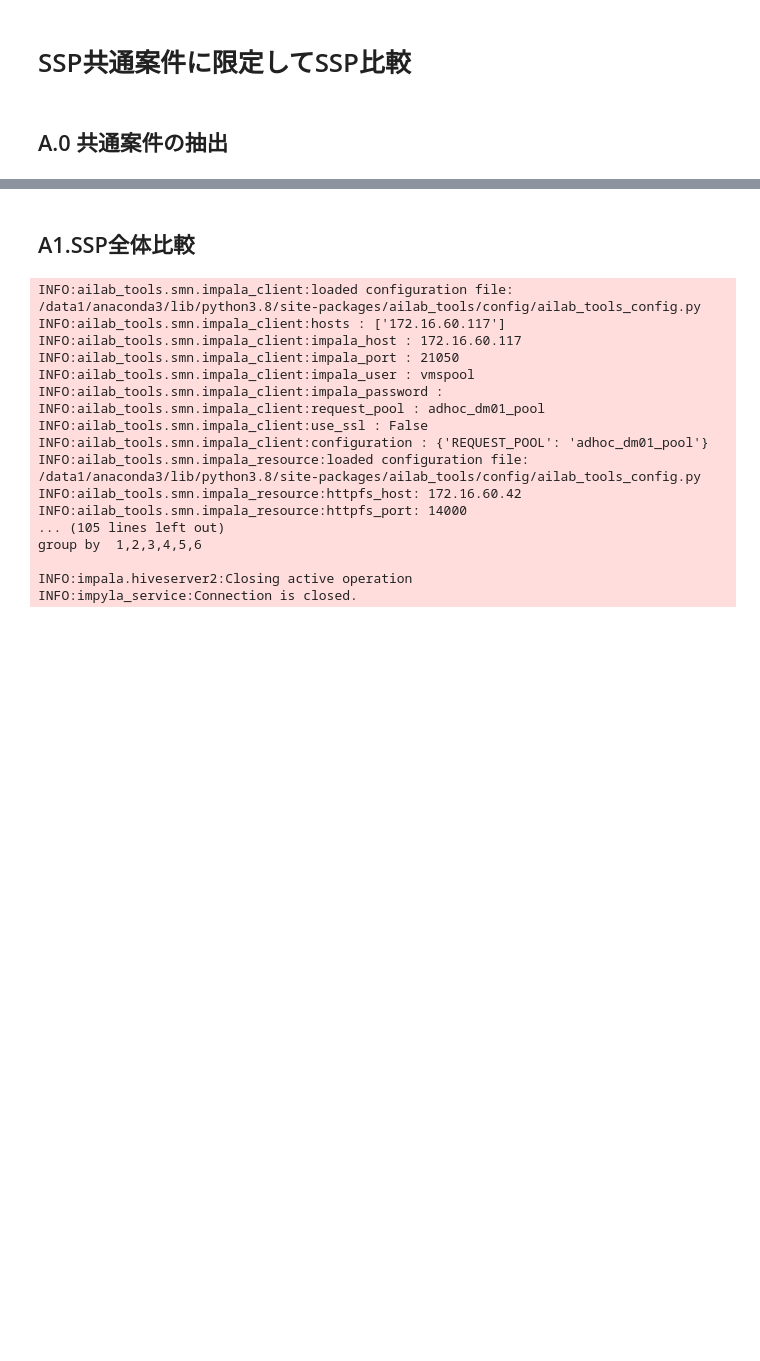
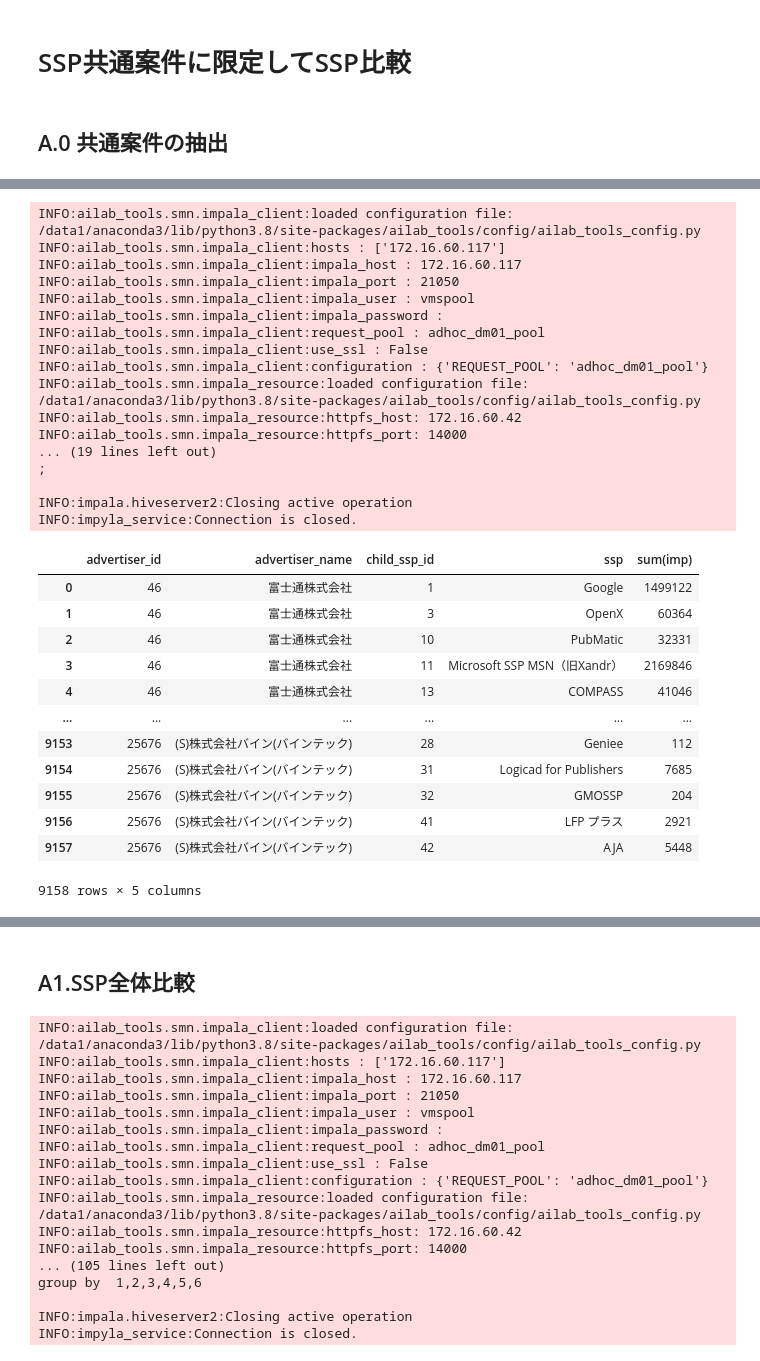
Before and after one commit to smn-ussy/dm_tasks, a Jupyter notebook: regular_tasks/monthly_tasks/MR/no3/MR課_月初_SSP比較データ.ipynb, the cells around one changed output, grey strips where cells are left out. Drawn from its saved outputs; the diff is of its cells as text; code cells hidden in the pictures; blank space fills up the shorter version.

```diff
--- a/regular_tasks/monthly_tasks/MR/no3/MR課_月初_SSP比較データ.ipynb
+++ b/regular_tasks/monthly_tasks/MR/no3/MR課_月初_SSP比較データ.ipynb
@@ -41,3 +38,5 @@ end_at = "2025-03-31"
 # %%
 # 除外リスト（広告主✖️SSP✖️OS(is_app)でCTV1が1000を超えるものを対象）
 exclude_ads_id = "23626,24377,8139,24580,15701,23336,16763,8426,5930"
+# %%
+created_table_name = "dm_tmp.monthly_scheduled_batch_3"
@@ -100,0 +105,62 @@ data_a_0_1.to_csv(file_path, index=False, sep="\t")
+# %%
+# 対象
+os = 'PC'
+is_app = '0'
+creative = 'display'
+# %%
+query = (
+f"""
+select
+    tmp.advertiser_id,
+    tmp.advertiser_name,
+    tmp.child_ssp_id,
+    tmp.ssp,
+    SUM(imp)
+from
+    {created_table_name} tmp
+WHERE
+    tmp.os IN ('{os}')
+    AND tmp.is_app IN ({is_app})
+    AND tmp.creative IN ('{creative}')
+GROUP BY
+    1,2,3,4
+ORDER BY
+    1,2,3,4
+;
+"""
+)
+with ImpalaResource(**ircfg) as ir:
+    df = ir.sql_to_pandas(query)
+
+df
+# %% [output]
+INFO:ailab_tools.smn.impala_client:loaded configuration file: /data1/anaconda3/lib/python3.8/site-packages/ailab_tools/config/ailab_tools_config.py
+INFO:ailab_tools.smn.impala_client:hosts : ['172.16.60.117']
+INFO:ailab_tools.smn.impala_client:impala_host : 172.16.60.117
+INFO:ailab_tools.smn.impala_client:impala_port : 21050
+INFO:ailab_tools.smn.impala_client:impala_user : vmspool
+INFO:ailab_tools.smn.impala_client:impala_password :
+INFO:ailab_tools.smn.impala_client:request_pool : adhoc_dm01_pool
+INFO:ailab_tools.smn.impala_client:use_ssl : False
+INFO:ailab_tools.smn.impala_client:configuration : {'REQUEST_POOL': 'adhoc_dm01_pool'}
+INFO:ailab_tools.smn.impala_resource:loaded configuration file: /data1/anaconda3/lib/python3.8/site-packages/ailab_tools/config/ailab_tools_config.py
+INFO:ailab_tools.smn.impala_resource:httpfs_host: 172.16.60.42
+INFO:ailab_tools.smn.impala_resource:httpfs_port: 14000
+... (19 lines left out)
+;
+
+INFO:impala.hiveserver2:Closing active operation
+INFO:impyla_service:Connection is closed.
+|  | advertiser_id | advertiser_name | child_ssp_id | ssp | sum(imp) |
+| 0 | 46 | 富士通株式会社 | 1 | Google | 1499122 |
+| 1 | 46 | 富士通株式会社 | 3 | OpenX | 60364 |
+| 2 | 46 | 富士通株式会社 | 10 | PubMatic | 32331 |
+| 3 | 46 | 富士通株式会社 | 11 | Microsoft SSP MSN（旧Xandr） | 2169846 |
+| 4 | 46 | 富士通株式会社 | 13 | COMPASS | 41046 |
+| ... | ... | ... | ... | ... | ... |
+| 9153 | 25676 | (S)株式会社バイン(バインテック) | 28 | Geniee | 112 |
+| 9154 | 25676 | (S)株式会社バイン(バインテック) | 31 | Logicad for Publishers | 7685 |
+| 9155 | 25676 | (S)株式会社バイン(バインテック) | 32 | GMOSSP | 204 |
+| 9156 | 25676 | (S)株式会社バイン(バインテック) | 41 | LFP プラス | 2921 |
+| 9157 | 25676 | (S)株式会社バイン(バインテック) | 42 | AJA | 5448 |
+9158 rows × 5 columns
```
Also changed, not shown: parts of 26 cells of this notebook.
